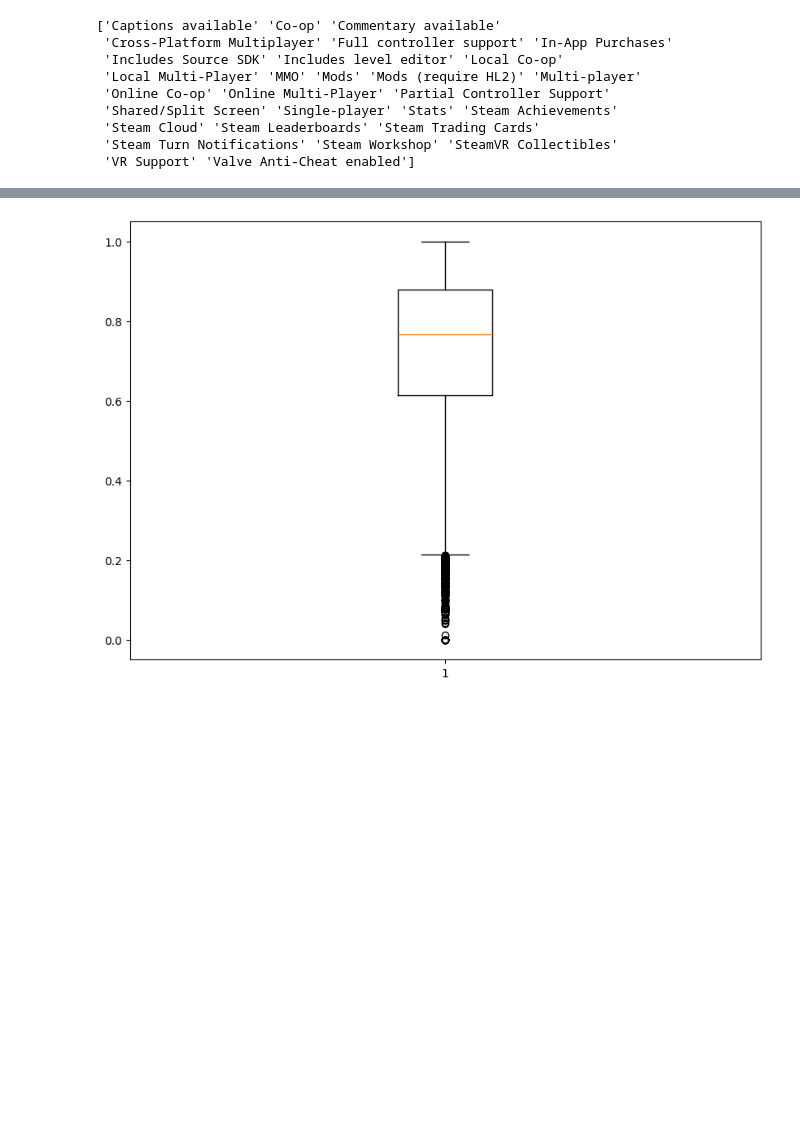
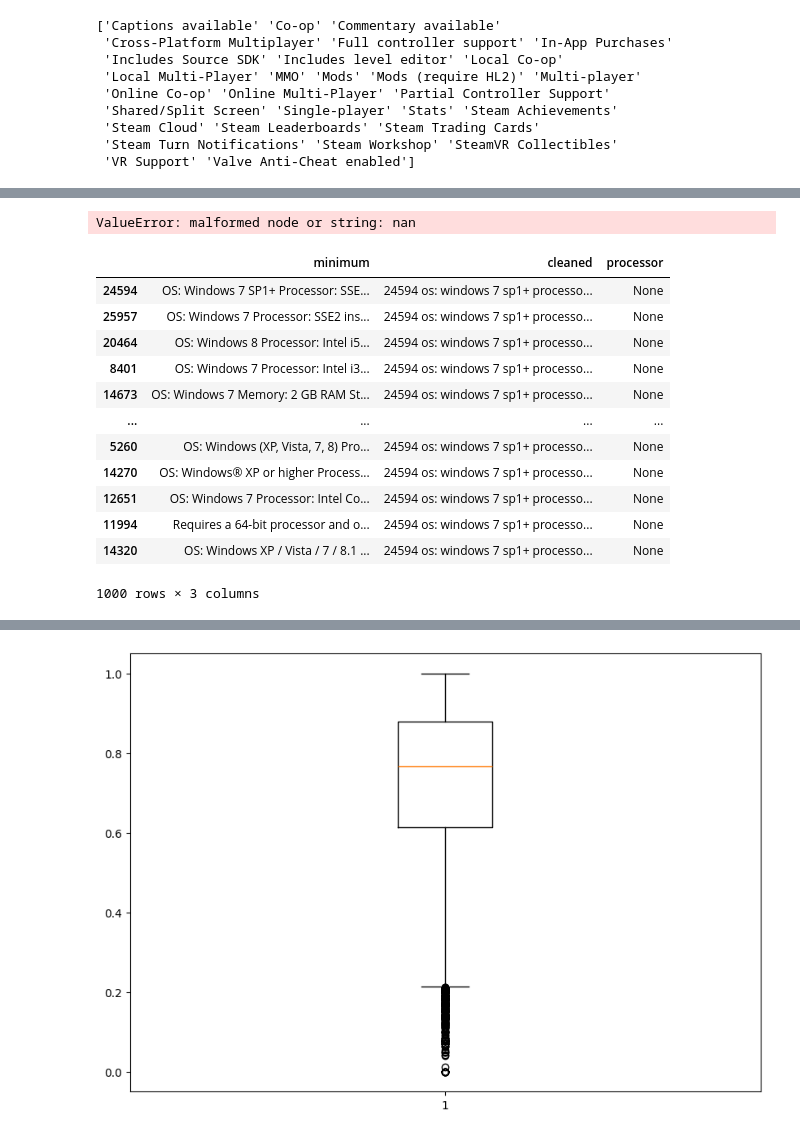
Before and after one commit to LuminousFirefly/game_success_prediction, a Jupyter notebook: cleaning.ipynb, the cells around one changed output, grey strips where cells are left out. Saved outputs shown, nothing was run; the diff lists cells and outputs as text; code cells hidden in the pictures; blank space fills up the shorter version.

Commit message:
tech_specs

```diff
--- a/cleaning.ipynb
+++ b/cleaning.ipynb
@@ -144,5 +112,6 @@ support_cols = ['website','support_url', 'support_email']
 df2['external_supp'] = df2[support_cols].notna().any(axis=1).astype(int)
 # %%
 #Minimum Requirements:
-req_df = df2.iloc[:, 0:5]
+req_df = df2.iloc[:, 0:6]
 req_df.head()
+req_df.to_csv('tech_spec.csv')
@@ -155,0 +118,6 @@ req_df.head()
+# %%
+print(req_df['minimum'].count())
+min = pd.DataFrame(req_df['pc_requirements'])
+#min.to_csv('min_req.csv')
+min
+print(min.dtypes)
@@ -155,0 +128,3 @@ req_df.head()
+# %%
+min_df = min.sample(n=1000)
+min_df
@@ -156,3 +145,41 @@ req_df.head()
+# %%
+#Parse and take minimum first
+
+import ast
+from bs4 import BeautifulSoup
+
+def parse_pc_requirements(raw):
+    d = ast.literal_eval(raw)           # string → Python dict
+    text = d.get('minimum') or d.get('recommended') or ''
+    soup = BeautifulSoup(text, 'html.parser')
+    return soup.get_text(separator=' ').strip()
+
+
+min['cleaned'] = min['pc_requirements'].apply(parse_pc_requirements)
+# %% [output]
+ValueError: malformed node or string: nan
+# %%
+def extract_processor(x):
+    match = re.search(r'(\d+\.?\d*\s*(ghz|mhz).{0,20}?processor)', x)
+    return match.group(1) if match else None
+
+min_df['processor']= min_df['cleaned'].apply(extract_processor)
+# %%
+min_df
+# %% [output]
+|  | minimum | cleaned | processor |
+| 24594 | OS: Windows 7 SP1+ Processor: SSE... | 24594 os: windows 7 sp1+ processo... | None |
+| 25957 | OS: Windows 7 Processor: SSE2 ins... | 24594 os: windows 7 sp1+ processo... | None |
+| 20464 | OS: Windows 8 Processor: Intel i5... | 24594 os: windows 7 sp1+ processo... | None |
+| 8401 | OS: Windows 7 Processor: Intel i3... | 24594 os: windows 7 sp1+ processo... | None |
+| 14673 | OS: Windows 7 Memory: 2 GB RAM St... | 24594 os: windows 7 sp1+ processo... | None |
+| ... | ... | ... | ... |
+| 5260 | OS: Windows (XP, Vista, 7, 8) Pro... | 24594 os: windows 7 sp1+ processo... | None |
+| 14270 | OS: Windows® XP or higher Process... | 24594 os: windows 7 sp1+ processo... | None |
+| 12651 | OS: Windows 7 Processor: Intel Co... | 24594 os: windows 7 sp1+ processo... | None |
+| 11994 | Requires a 64-bit processor and o... | 24594 os: windows 7 sp1+ processo... | None |
+| 14320 | OS: Windows XP / Vista / 7 / 8.1 ... | 24594 os: windows 7 sp1+ processo... | None |
+1000 rows × 3 columns
 # %%
 #Removing low-review games:
 df2['total_reviews'] = (df2['positive_ratings']+df2['negative_ratings'])
```
Also changed, not shown: parts of 10 cells of this notebook.
